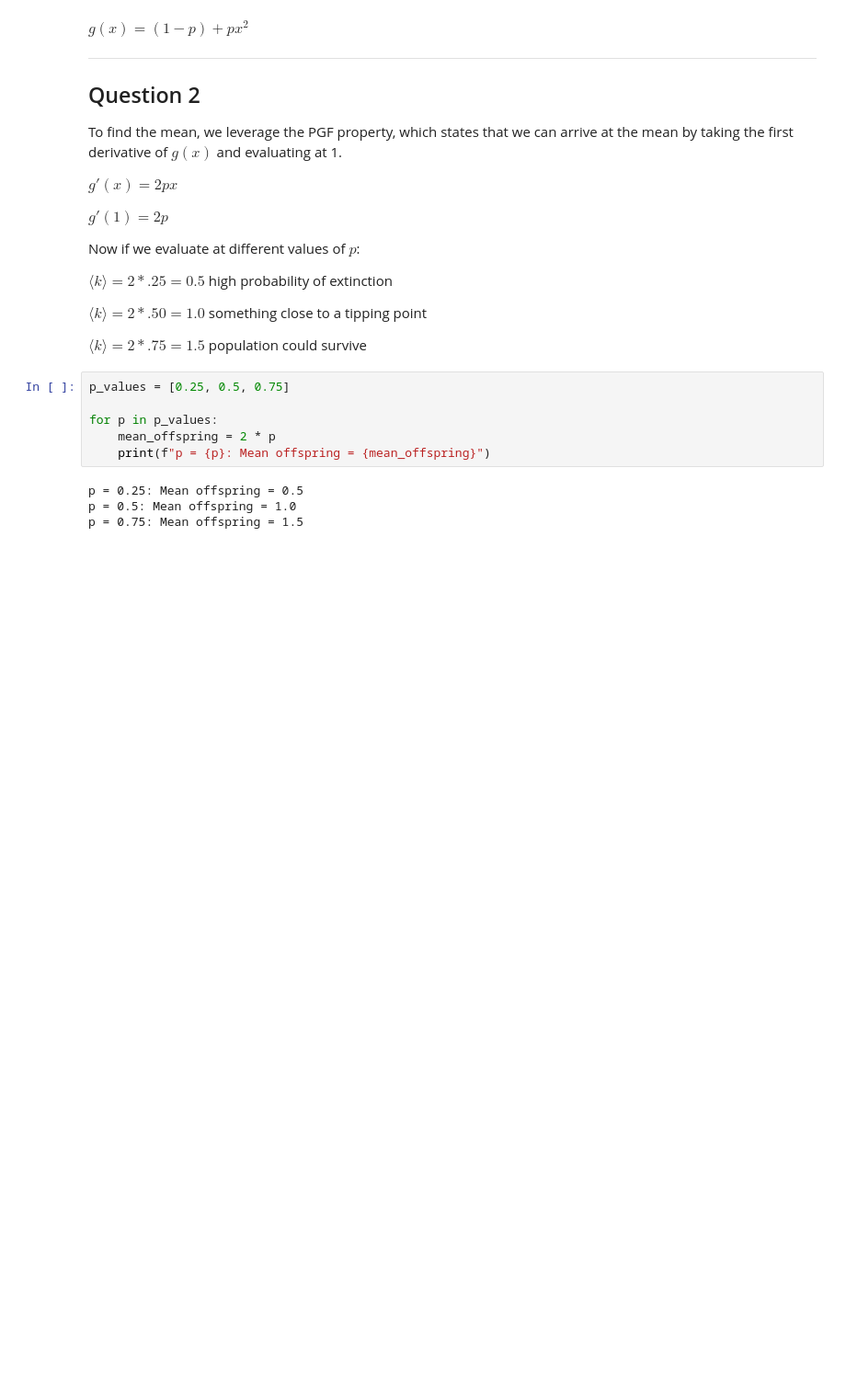
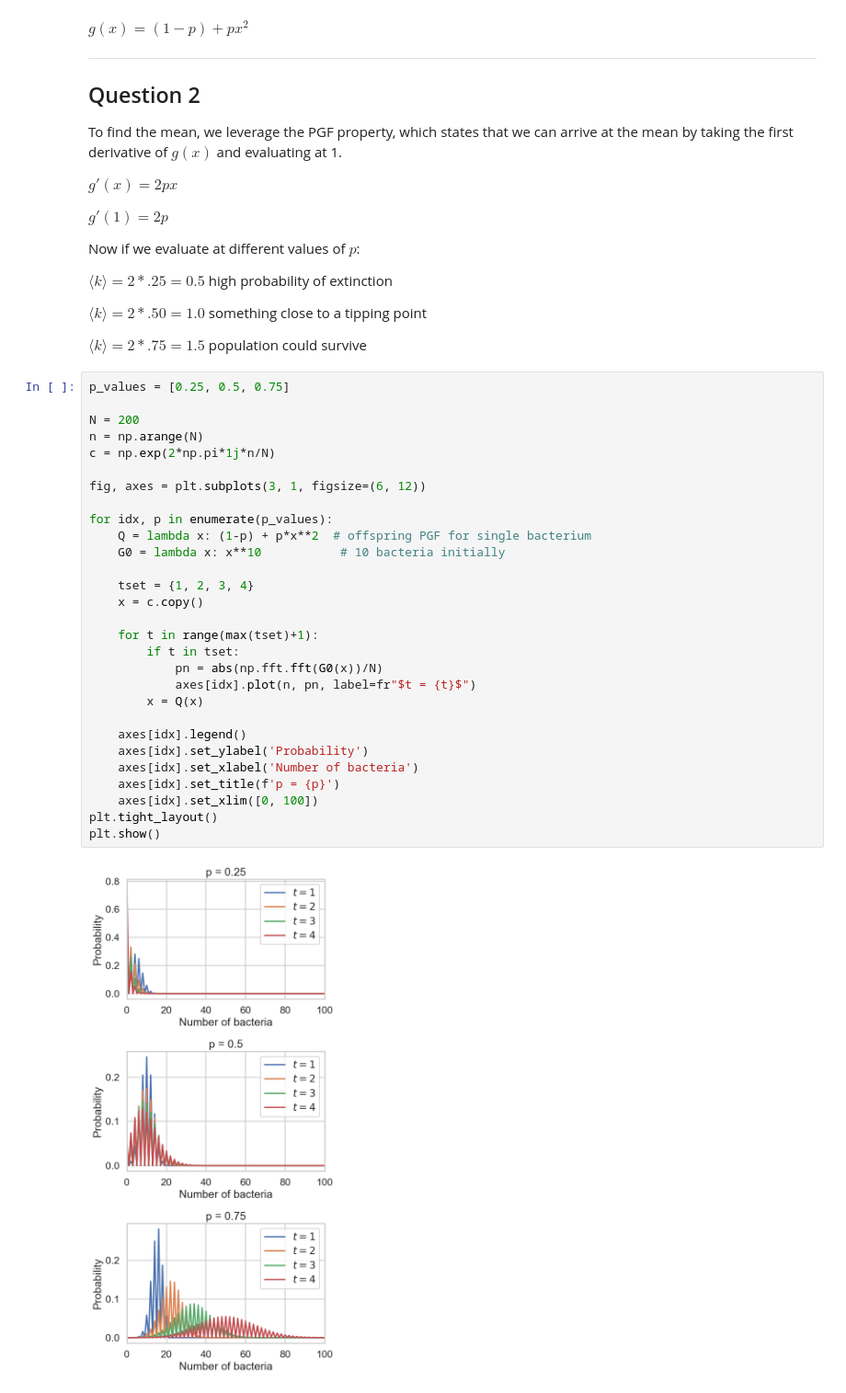
Before and after one commit to marobinette/ModelingComplexSystems, a Jupyter notebook: PGFs/mocs_assignment_1.ipynb, the cells around one changed output. Shown at 92% size. Saved outputs shown, nothing was run; the diff lists cells and outputs as text; blank space fills up the shorter version.

```diff
--- a/PGFs/mocs_assignment_1.ipynb
+++ b/PGFs/mocs_assignment_1.ipynb
@@ -211,10 +211,31 @@ $\langle k \rangle = 2 * .75 = 1.5$ population could survive
 # %%
 p_values = [0.25, 0.5, 0.75]
 
-for p in p_values:
-    mean_offspring = 2 * p
-    print(f"p = {p}: Mean offspring = {mean_offspring}")
+N = 200
+n = np.arange(N)
+c = np.exp(2*np.pi*1j*n/N)
+
+fig, axes = plt.subplots(3, 1, figsize=(6, 12))
+
+for idx, p in enumerate(p_values):
+    Q = lambda x: (1-p) + p*x**2  # offspring PGF for single bacterium
+    G0 = lambda x: x**10           # 10 bacteria initially
+
+    tset = {1, 2, 3, 4}
+    x = c.copy()
+
+    for t in range(max(tset)+1):
+        if t in tset:
+            pn = abs(np.fft.fft(G0(x))/N)
+            axes[idx].plot(n, pn, label=fr"$t = {t}$")
+        x = Q(x)
+
+    axes[idx].legend()
+    axes[idx].set_ylabel('Probability')
+    axes[idx].set_xlabel('Number of bacteria')
+    axes[idx].set_title(f'p = {p}')
+    axes[idx].set_xlim([0, 100])
+plt.tight_layout()
+plt.show()
 # %% [output]
-p = 0.25: Mean offspring = 0.5
-p = 0.5: Mean offspring = 1.0
-p = 0.75: Mean offspring = 1.5
+[figure, added]
```
